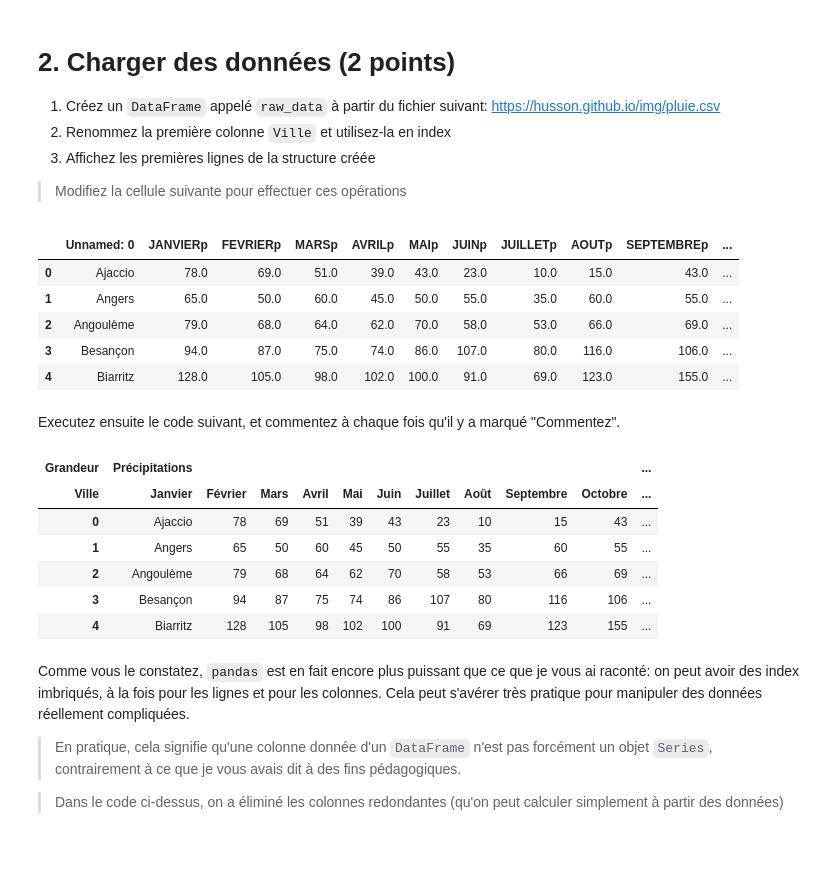
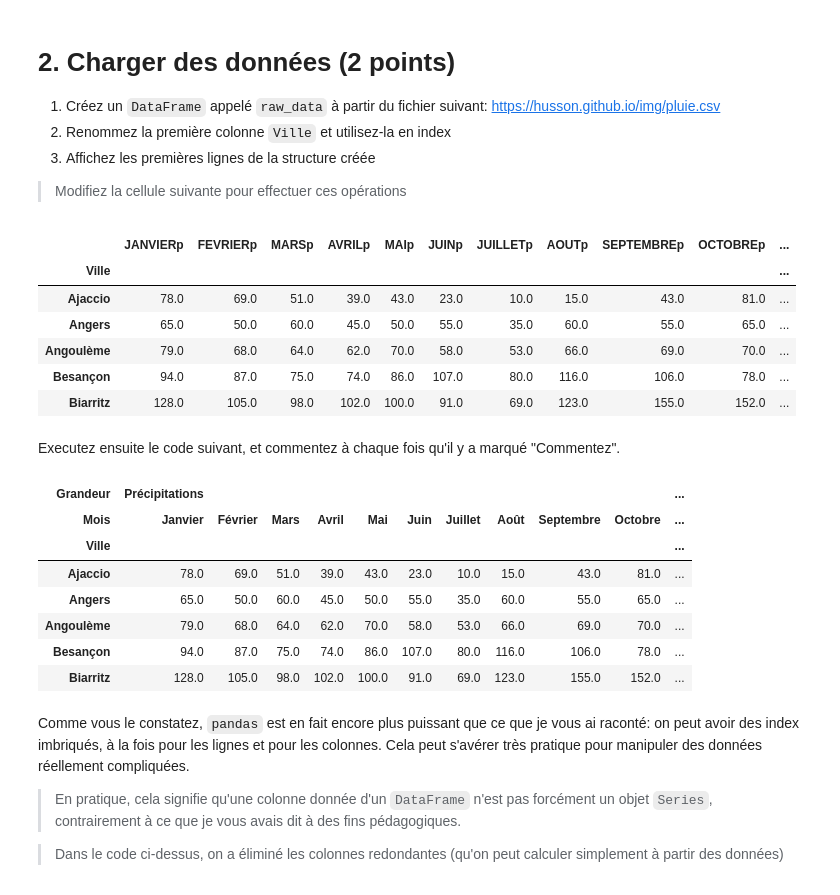
Before and after one commit to campusplage/compte-rendus-mullier_alberjaoui, a Jupyter notebook: TP1_pandas.ipynb, the cells around one changed output. Saved outputs shown, nothing was run; the diff lists cells and outputs as text; code cells hidden in the pictures; blank space fills up the shorter version.

```diff
--- a/TP1_pandas.ipynb
+++ b/TP1_pandas.ipynb
@@ -55,51 +55,55 @@ https://husson.github.io/img/pluie.csv
 # %%
 # on importe le package pandas
 import pandas
 raw_data = pandas.read_csv('https://husson.github.io/img/pluie.csv',
                        encoding = "ISO-8859-1", sep=';')
+raw_data = raw_data.rename(columns={df.columns[0]:'Ville'})
+#raw_data = pandas.DataFrame(raw_data)
+raw_data = raw_data.set_index('Ville')
 raw_data.head()
 
 
 # on stock le tableau csv depuis le lien donné ci dessus dans la variable raw_data, on ajoute un encoding speciale car il y a des accents
 # puis on affiche les premiere tête de liste pour verifier si cela a bien marché
 
 # VOTRE TRAVAIL ICI
 # %% [output]
-|  | Unnamed: 0 | JANVIERp | FEVRIERp | MARSp | AVRILp | MAIp | JUINp | JUILLETp | AOUTp | SEPTEMBREp | ... |
-| 0 | Ajaccio | 78.0 | 69.0 | 51.0 | 39.0 | 43.0 | 23.0 | 10.0 | 15.0 | 43.0 | ... |
-| 1 | Angers | 65.0 | 50.0 | 60.0 | 45.0 | 50.0 | 55.0 | 35.0 | 60.0 | 55.0 | ... |
-| 2 | Angoulème | 79.0 | 68.0 | 64.0 | 62.0 | 70.0 | 58.0 | 53.0 | 66.0 | 69.0 | ... |
-| 3 | Besançon | 94.0 | 87.0 | 75.0 | 74.0 | 86.0 | 107.0 | 80.0 | 116.0 | 106.0 | ... |
-| 4 | Biarritz | 128.0 | 105.0 | 98.0 | 102.0 | 100.0 | 91.0 | 69.0 | 123.0 | 155.0 | ... |
+|  | JANVIERp | FEVRIERp | MARSp | AVRILp | MAIp | JUINp | JUILLETp | AOUTp | SEPTEMBREp | OCTOBREp | ... |
+| Ville |  |  |  |  |  |  |  |  |  |  | ... |
+| Ajaccio | 78.0 | 69.0 | 51.0 | 39.0 | 43.0 | 23.0 | 10.0 | 15.0 | 43.0 | 81.0 | ... |
+| Angers | 65.0 | 50.0 | 60.0 | 45.0 | 50.0 | 55.0 | 35.0 | 60.0 | 55.0 | 65.0 | ... |
+| Angoulème | 79.0 | 68.0 | 64.0 | 62.0 | 70.0 | 58.0 | 53.0 | 66.0 | 69.0 | 70.0 | ... |
+| Besançon | 94.0 | 87.0 | 75.0 | 74.0 | 86.0 | 107.0 | 80.0 | 116.0 | 106.0 | 78.0 | ... |
+| Biarritz | 128.0 | 105.0 | 98.0 | 102.0 | 100.0 | 91.0 | 69.0 | 123.0 | 155.0 | 152.0 | ... |
 # %% [markdown]
 Executez ensuite le code suivant, et commentez à chaque fois qu'il y a marqué "Commentez".
 # %%
-# on creer une liste appellé 'months" contenant les mois de l'années
+# on crée une liste appellé 'months" contenant les mois de l'années
 months = ['Janvier', 'Février', 'Mars', 'Avril', 'Mai', 'Juin', 'Juillet',
           'Août', 'Septembre', 'Octobre', 'Novembre', 'Décembre']
-#  on creer une liste de deux element contenant precipitation et jour de pluie
+#  on crée une liste de deux elements contenant precipitation et jour de pluie
 types = ['Précipitations', 'Jours de pluie']
 
-# on utilise la fonction  multi indexe  pour attribué a la variable index  une
-# indexation a plusieur niveau , sur les colonnes on attribue l'index "mois" a
-# liste "months" et l'indexe grandeur a la liste type
+# on utilise la fonction MultiIndex pour attribuer à la variable index une
+# indexation à plusieurs niveaux, sur les colonnes on attribue l'index "mois" à
+# liste "months" et l'index grandeur à la liste type
 index = pandas.MultiIndex.from_product((types, months),
                                        names=['Grandeur', 'Mois'])
 
-#  on concat deux liste d'entier , la premiere allant de 0 a 11 et la deuxieme
-# de 13 a 24 ce qui nous donne une liste d'entier allan de 0 a 24 sans le
+#  on concatène deux listes d'entier, la première allant de 0 à 11 et la deuxième
+# de 13 à 24 ce qui nous donne une liste d'entiers allant de 0 à 24 sans le
 # chiffre 12
 nested_columns = list(range(12)) + list(range(13, 25))
 
 # on crée une DataFrame, avec un multi-index pour ces colonnes imbriquées
 data = pandas.DataFrame(raw_data.iloc[:,nested_columns].to_numpy(), columns=index)
 
-# on defini l'index de notre dataframe par le multi index qu'on a  creer
-# ci-dessus
+# on defini l'index de notre dataframe par le multi index qu'on a crée
+# ci-dessus:
 data = data.set_index(raw_data.index)
 
-# on creer une liste  "other colums" pour fluidifié le code, puis
-# on ajoute a data les colonne qu'il nous manque et en meme temps
+# on crée une liste "other colums" pour fluidifier le code, puis
+# on ajoute à data les colonne qu'il nous manque et en meme temps
 # on les remplie depuis les valeurs de raw_data
 other_columns = ['Température moyenne annuelle', 'Amplitude annuelle des températures',
                  'Insolation annuelle', 'Latitude', 'Longitude', 'Géographie']
@@ -109,12 +113,13 @@ data[other_columns] = raw_data[other_columns]
 data.head()
 # %% [output]
 | Grandeur | Précipitations |  |  |  |  |  |  |  |  |  | ... |
-| Ville | Janvier | Février | Mars | Avril | Mai | Juin | Juillet | Août | Septembre | Octobre | ... |
-| 0 | Ajaccio | 78 | 69 | 51 | 39 | 43 | 23 | 10 | 15 | 43 | ... |
-| 1 | Angers | 65 | 50 | 60 | 45 | 50 | 55 | 35 | 60 | 55 | ... |
-| 2 | Angoulème | 79 | 68 | 64 | 62 | 70 | 58 | 53 | 66 | 69 | ... |
-| 3 | Besançon | 94 | 87 | 75 | 74 | 86 | 107 | 80 | 116 | 106 | ... |
-| 4 | Biarritz | 128 | 105 | 98 | 102 | 100 | 91 | 69 | 123 | 155 | ... |
+| Mois | Janvier | Février | Mars | Avril | Mai | Juin | Juillet | Août | Septembre | Octobre | ... |
+| Ville |  |  |  |  |  |  |  |  |  |  | ... |
+| Ajaccio | 78.0 | 69.0 | 51.0 | 39.0 | 43.0 | 23.0 | 10.0 | 15.0 | 43.0 | 81.0 | ... |
+| Angers | 65.0 | 50.0 | 60.0 | 45.0 | 50.0 | 55.0 | 35.0 | 60.0 | 55.0 | 65.0 | ... |
+| Angoulème | 79.0 | 68.0 | 64.0 | 62.0 | 70.0 | 58.0 | 53.0 | 66.0 | 69.0 | 70.0 | ... |
+| Besançon | 94.0 | 87.0 | 75.0 | 74.0 | 86.0 | 107.0 | 80.0 | 116.0 | 106.0 | 78.0 | ... |
+| Biarritz | 128.0 | 105.0 | 98.0 | 102.0 | 100.0 | 91.0 | 69.0 | 123.0 | 155.0 | 152.0 | ... |
 # %% [markdown]
 Comme vous le constatez, `pandas` est en fait encore plus puissant que ce que je vous ai raconté: on peut avoir des index imbriqués, à la fois pour les lignes et pour les colonnes. Cela peut s'avérer très pratique pour manipuler des données réellement compliquées.
 
```
Also changed, not shown: parts of 2 cells of this notebook.
